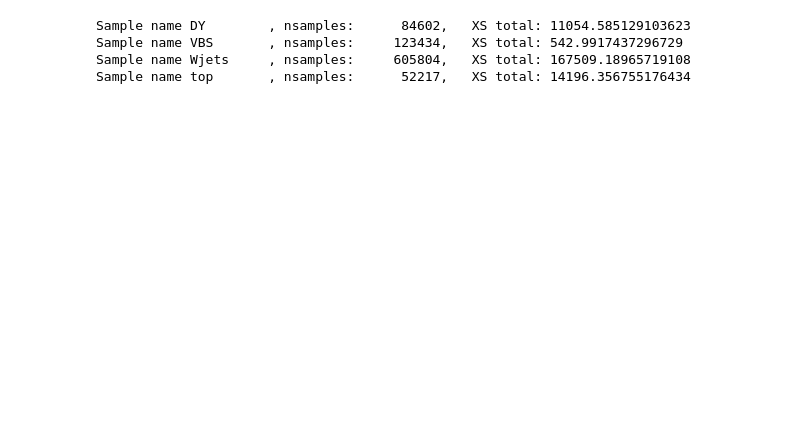
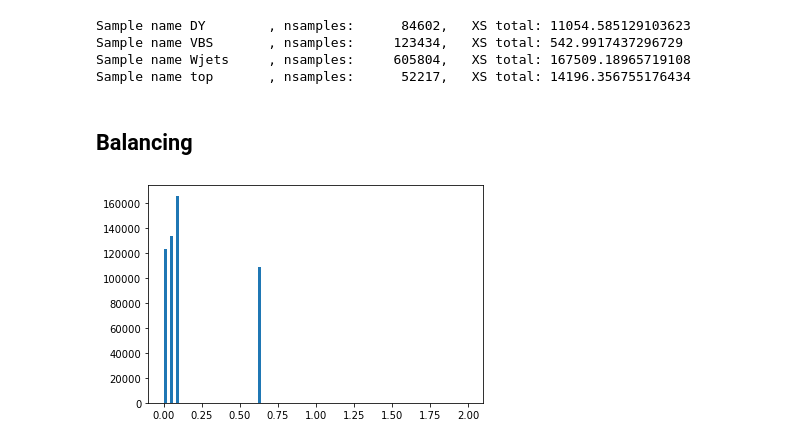
Before and after one commit to UniMiBAnalyses/ML_classification, a Jupyter notebook: DataPreparation.ipynb, the cells around one changed output. Cells and saved outputs as stored; diff of their text form; code cells hidden in the pictures; blank space fills up the shorter version.

```diff
--- a/DataPreparation.ipynb
+++ b/DataPreparation.ipynb
@@ -7,20 +7,31 @@ import os
 from collections import defaultdict
 import matplotlib as mpl
 
-mpl.rcParams['figure.figsize'] = (5,5)
+mpl.rcParams['figure.figsize'] = (6,6)
 mpl.rcParams['figure.dpi'] = 100
 mpl.rcParams["image.origin"] = 'lower'
 # %%
-samples_dir = "/eos/home-d/dmapelli/public/latino/Full2017v6_200121_v1"
+samples_dir = "/eos/home-d/dmapelli/public/latino/Full2017v6"
 cut = "lowen_looseVBS"
 # %%
+classes = { "VBS": 0, "Wjets":1, "top": 2, "DY": 3}
+signal = "VBS"
+sample_names = ["Wjets", "VBS", "DY", "top"]
+
 samples = {}
-for file in os.listdir(os.path.join(samples_dir, cut)):
-    s = pickle.load(open(os.path.join(samples_dir, cut, file), "rb"))
+
+for file in os.listdir(os.path.join(samples_dir, cut, "samples")):
+    if os.path.isdir(os.path.join(samples_dir, cut, "samples", file)): continue
+
     sname = file.split("_part")[0]
+    s = pickle.load(open(os.path.join(samples_dir, cut, "samples", file), "rb"))
     s.rename(columns=lambda c: c.split(cut+"_")[1] if cut in c else c, inplace=True)
-    s["sample"]= sname
-
+    s["sample_name"]= sname
+    s["class"] = classes[sname]
+    if sname == signal:
+        s["signal"] = 1
+    else:
+        s["signal"] = 0
     if sname in samples:
         samples[sname] = pd.concat([samples[sname], s], ignore_index=True)
     else:
@@ -35,0 +50,6 @@ Sample name top       , nsamples:      52217,   XS total: 14196.356755176434
+# %% [markdown]
+## Balancing
+# %%
+_ = plt.hist(samples["Wjets"].XSWeight*130, bins=100, range=(0,2))
+# %% [output]
+[figure, added]
```
Also changed, not shown: parts of 17 cells of this notebook, 3 other files.
